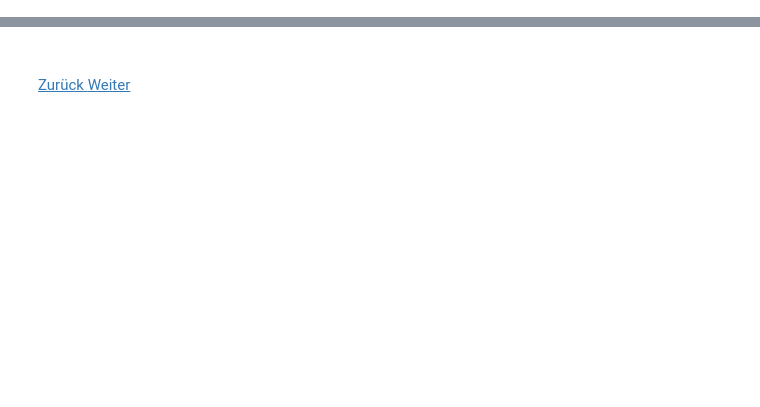
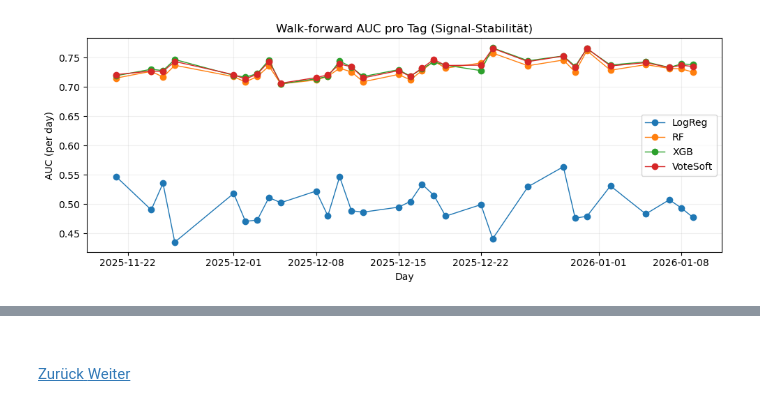
Before and after one commit to RyanMikus/pairs_trading_ml_hs25, a Jupyter notebook: 05_Modellierung.ipynb, the cells around one changed output, grey strips where cells are left out. Cells and saved outputs as stored; diff of their text form; code cells hidden in the pictures; blank space fills up the shorter version.

Commit message:
Modellierung rework

```diff
--- a/05_Modellierung.ipynb
+++ b/05_Modellierung.ipynb
@@ -1023,0 +112,4 @@ Trades (Baseline): 5581
+# %%
+# Zelle 5: Log-Preise (Input für Cointegration/Features)
+log_prices = np.log(prices_wide).dropna(how="all")
+print("log_prices shape:", log_prices.shape)
@@ -1023,0 +278,14 @@ Trades (Baseline): 5581
+# %%
+# Zelle 7: Liste der Handelstage & Walk-forward Setup
+all_days = pd.Index(log_prices.index.normalize().unique()).sort_values()
+print("n_days:", len(all_days), "| first:", all_days.min().date(), "| last:", all_days.max().date())
+
+def _slice_by_days(df_wide: pd.DataFrame, days: pd.Index) -> pd.DataFrame:
+    mask = df_wide.index.normalize().isin(days)
+    return df_wide.loc[mask].copy()
+
+# Starttag so wählen, dass beide Lookbacks möglich sind
+min_required = max(LOOKBACK_PAIR_DAYS, LOOKBACK_TRAIN_DAYS)
+start_idx = min_required
+test_days = all_days[start_idx:]
+print("walk-forward test days:", len(test_days))
@@ -1023,0 +455,11 @@ Trades (Baseline): 5581
+# %%
+# Zelle 12: Finaler Walk-forward Run mit best_k (für Reports/Plots)
+final_scores = walk_forward_run(k=best_k, verbose=True)
+display(final_scores.head())
+
+final_summary = (
+    final_scores.groupby("model")["auc"]
+    .agg(["mean", "std", "count"])
+    .sort_values("mean", ascending=False)
+)
+display(final_summary)
@@ -1023,0 +562,16 @@ Trades (Baseline): 5581
+# %%
+# Zelle 13: Bias/Variance-naher Plot: AUC-Verteilung über Tage (pro Modell)
+plt.figure(figsize=(10, 4))
+for m in final_scores["model"].unique():
+    tmp = final_scores[final_scores["model"] == m].sort_values("day")
+    plt.plot(tmp["day"], tmp["auc"], marker="o", linewidth=1, label=m)
+
+plt.xlabel("Day")
+plt.ylabel("AUC (per day)")
+plt.title("Walk-forward AUC pro Tag (Signal-Stabilität)")
+plt.grid(alpha=0.2)
+plt.legend()
+plt.tight_layout()
+plt.show()
+# %% [output]
+[figure, added]
```
Also changed, not shown: parts of 43 cells of this notebook, 1 other file.
